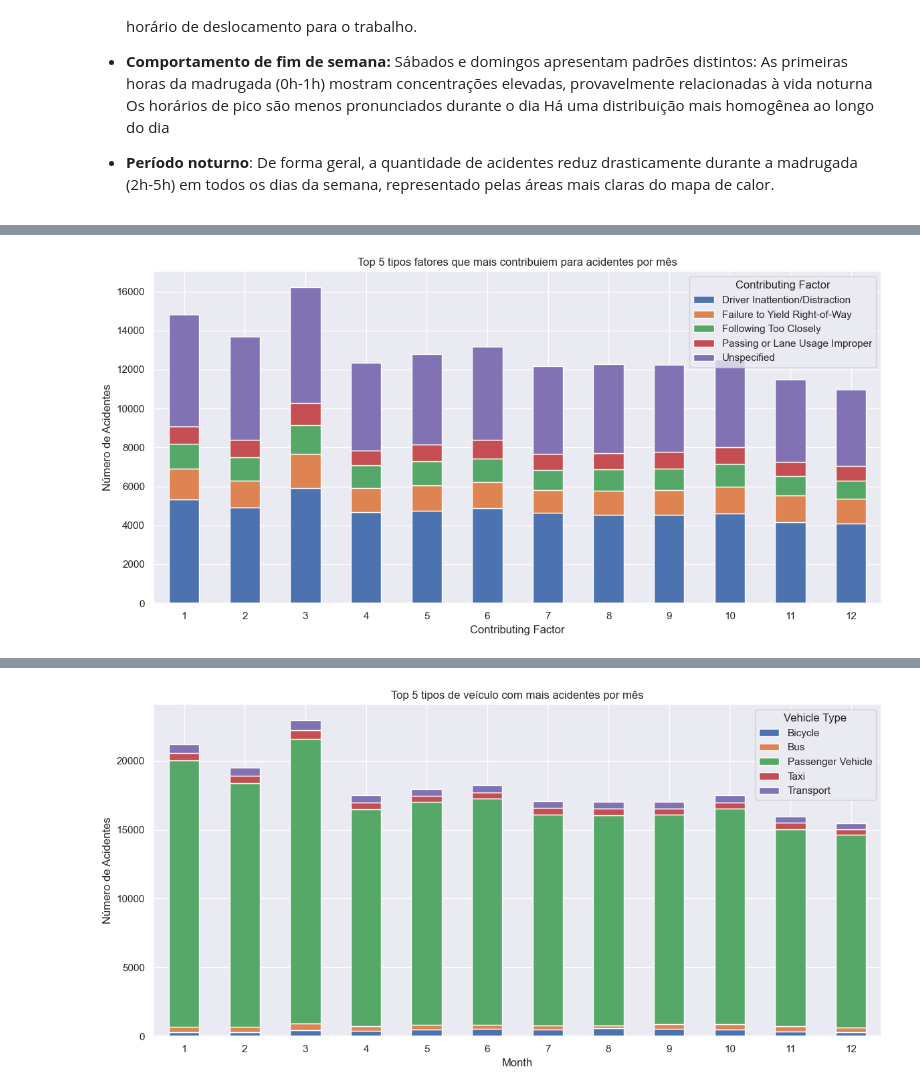
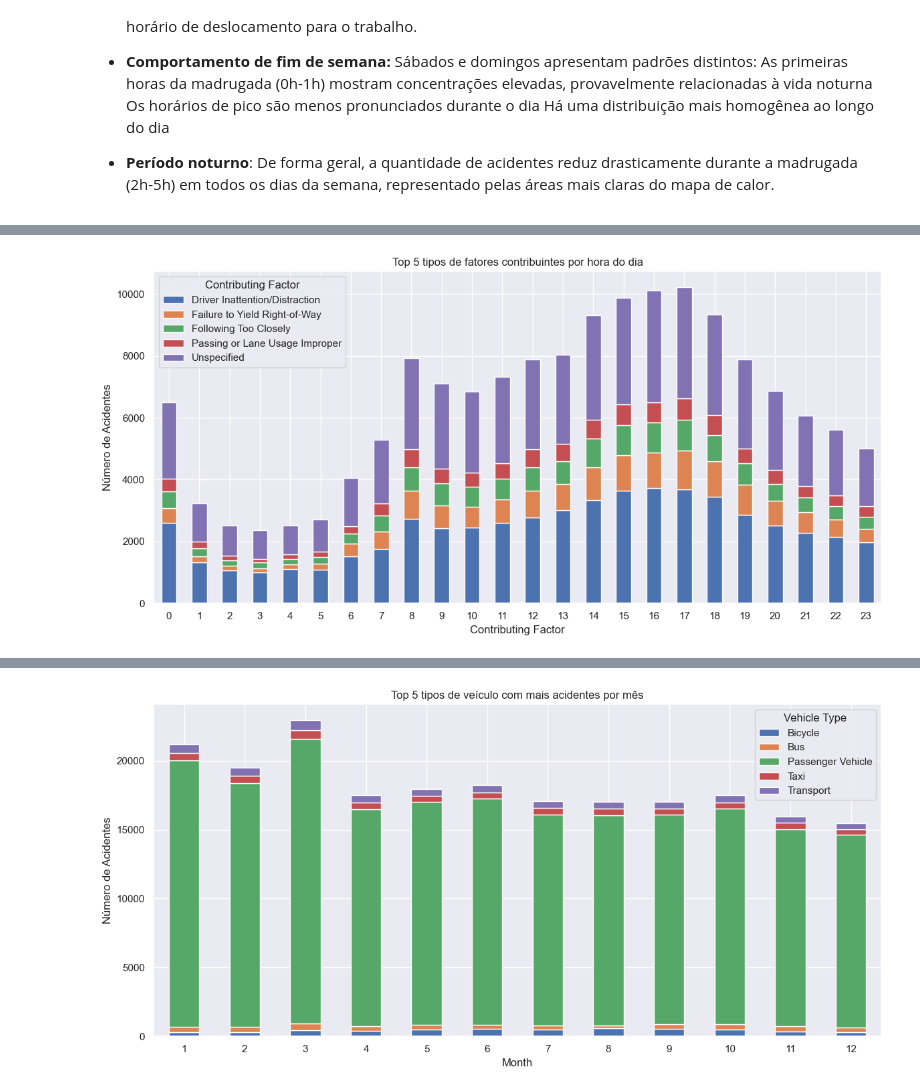
Before and after one commit to Viniciuspneves/exploratory-data-analysis, a Jupyter notebook: nyc_traffic_accidents/notebooks/02_exploratory_analysis.ipynb, the cells around one changed output, grey strips where cells are left out. Cells and saved outputs as stored; diff of their text form; code cells hidden in the pictures.

```diff
--- a/nyc_traffic_accidents/notebooks/02_exploratory_analysis.ipynb
+++ b/nyc_traffic_accidents/notebooks/02_exploratory_analysis.ipynb
@@ -438,17 +640,19 @@ Há uma distribuição mais homogênea ao longo do dia
 # %%
 top_5_types = df['Contributing Factor'].value_counts().nlargest(5).index
 
 filtered_df = df[df['Contributing Factor'].isin(top_5_types)]
 
-month_x_type = filtered_df.groupby(['Month', 'Contributing Factor']).size().unstack().fillna(0)
+month_x_type = filtered_df.groupby([pd.to_datetime(df['Time'],
+                            format='%H:%M:%S',
+                            errors='coerce').dt.hour, 'Contributing Factor']).size().unstack().fillna(0)
 
 # Plotar gráfico de barras empilhadas
 month_x_type.plot(kind='bar', stacked=True, figsize=(12, 6))
-plt.title('Top 5 tipos fatores que mais contribuiem para acidentes por mês')
+plt.title('Top 5 tipos de fatores contribuintes por hora do dia')
 plt.xlabel('Contributing Factor')
 plt.ylabel('Número de Acidentes')
 plt.xticks(rotation=0)
 plt.tight_layout()
 plt.show()
 # %% [output]
-[figure, old version]
+[figure, new version]
```
Also changed, not shown: parts of 52 cells of this notebook, 1 other file.
